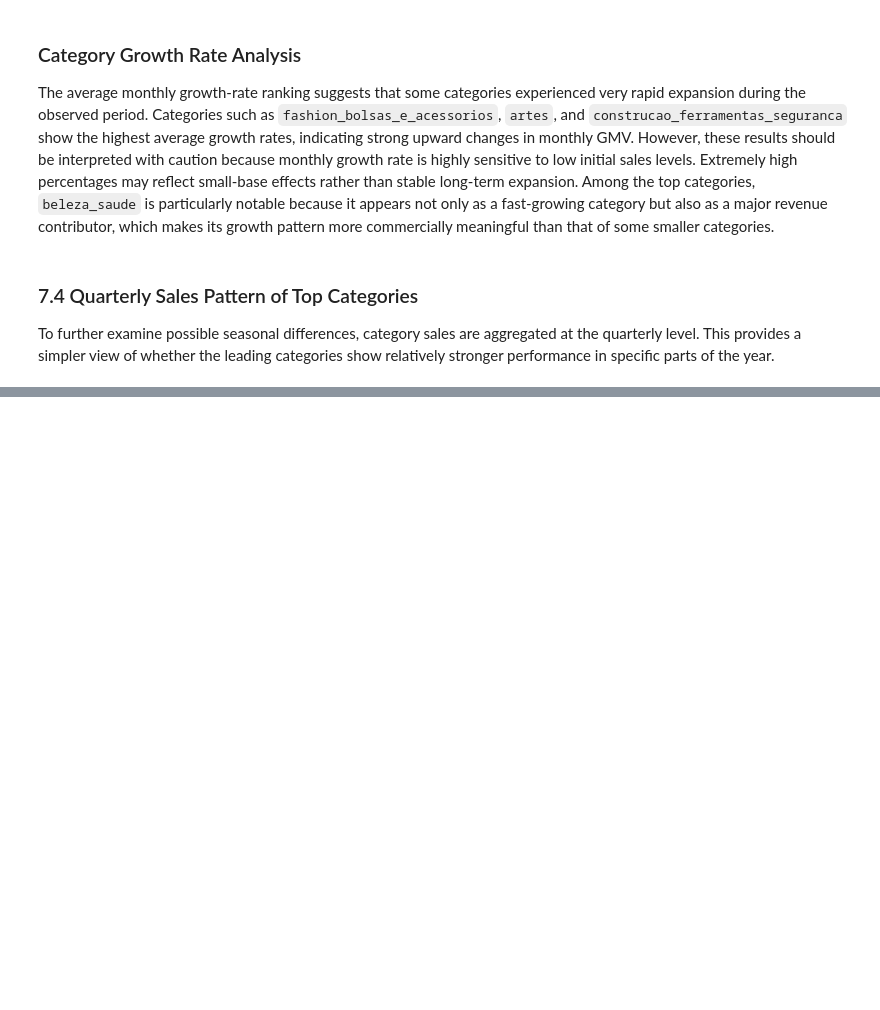
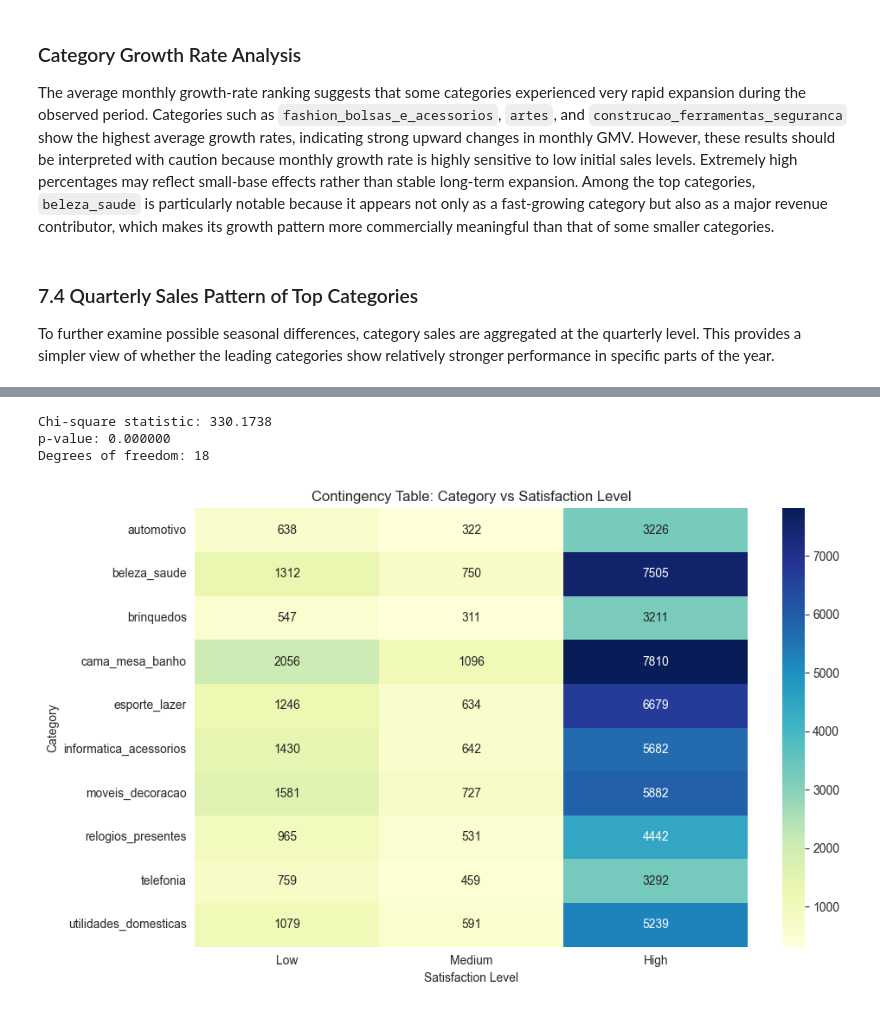
Before and after one commit to WangXin154/E-commerce_decision-making-_intelligence, a Jupyter notebook: Statistical_analysis_report/03_Product_Category_Analysis.ipynb, the cells around one changed output, grey strips where cells are left out. Saved outputs shown, nothing was run; the diff lists cells and outputs as text; code cells hidden in the pictures; blank space fills up the shorter version.

```diff
--- a/Statistical_analysis_report/03_Product_Category_Analysis.ipynb
+++ b/Statistical_analysis_report/03_Product_Category_Analysis.ipynb
@@ -1804,0 +2089,9 @@ df_orders["quarter"] = pd.to_datetime(df_orders["purchase_ts"]).dt.quarter
+# %%
+# keep only top 10 categories by order count
+top10_categories_stats = (
+    df_category.sort_values("order_count", ascending=False)
+    .head(10)["category"]
+    .tolist()
+)
+
+print(top10_categories_stats)
@@ -1804,0 +2100,8 @@ df_orders["quarter"] = pd.to_datetime(df_orders["purchase_ts"]).dt.quarter
+# %%
+# filter review data for top 10 categories
+df_chi = df_review[
+    df_review["category"].isin(top10_categories_stats)
+].copy()
+
+print(df_chi.shape)
+display(df_chi[["category", "review_score", "satisfaction_level"]].head())
@@ -1804,0 +2116,8 @@ df_orders["quarter"] = pd.to_datetime(df_orders["purchase_ts"]).dt.quarter
+# %%
+# build contingency table
+contingency_table = pd.crosstab(
+    df_chi["category"],
+    df_chi["satisfaction_level"]
+)
+
+display(contingency_table)
@@ -1804,0 +2137,30 @@ df_orders["quarter"] = pd.to_datetime(df_orders["purchase_ts"]).dt.quarter
+# %%
+from scipy.stats import chi2_contingency
+
+# chi-square test
+chi2_stat, p_value, dof, expected = chi2_contingency(contingency_table)
+
+print(f"Chi-square statistic: {chi2_stat:.4f}")
+print(f"p-value: {p_value:.6f}")
+print(f"Degrees of freedom: {dof}")
+# %% [output]
+Chi-square statistic: 330.1738
+p-value: 0.000000
+Degrees of freedom: 18
+# %%
+# heatmap of contingency table
+plt.figure(figsize=(10, 6))
+sns.heatmap(
+    contingency_table,
+    annot=True,
+    fmt="d",
+    cmap="YlGnBu"
+)
+
+plt.title("Contingency Table: Category vs Satisfaction Level")
+plt.xlabel("Satisfaction Level")
+plt.ylabel("Category")
+plt.tight_layout()
+plt.show()
+# %% [output]
+[figure, added]
```
Also changed, not shown: parts of 44 cells of this notebook.
